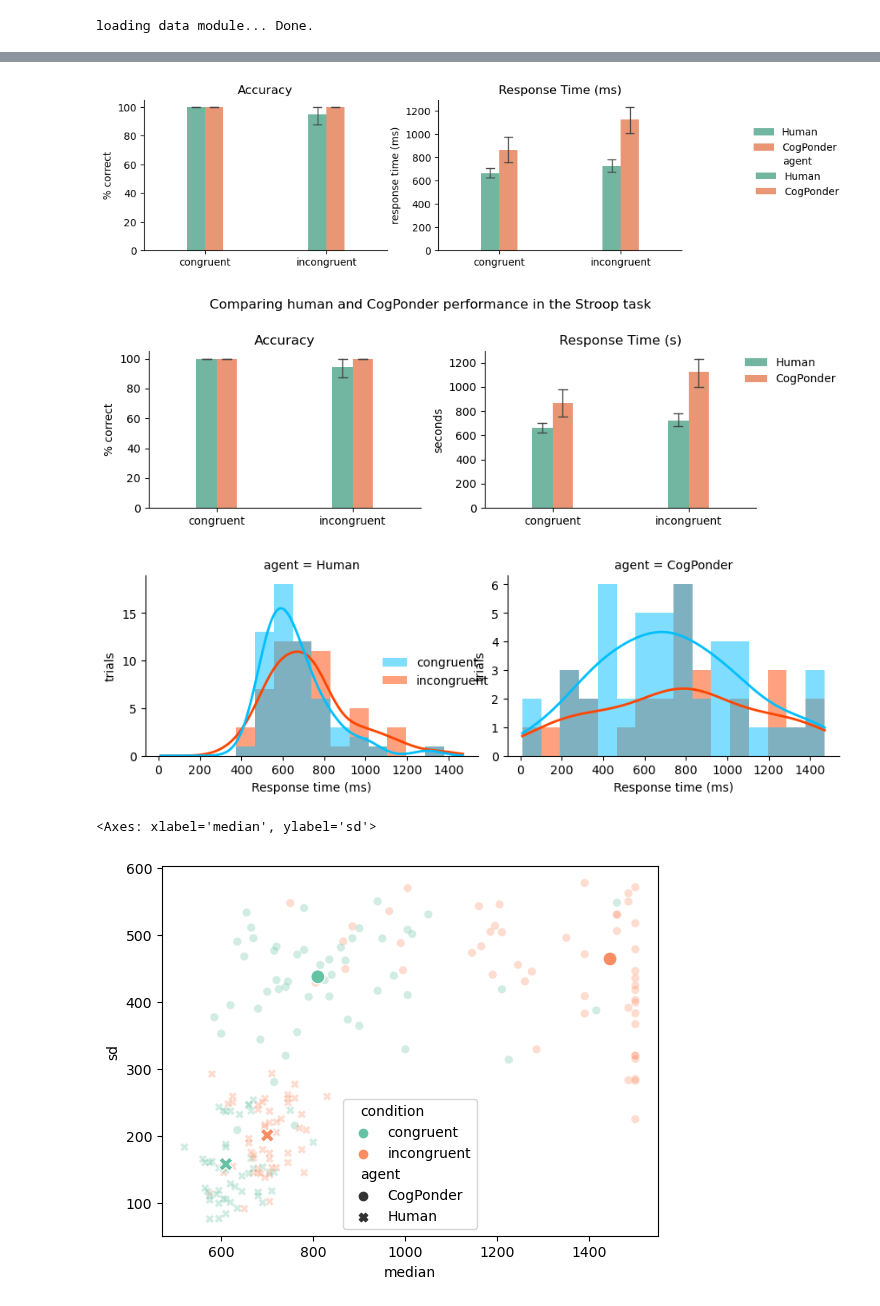
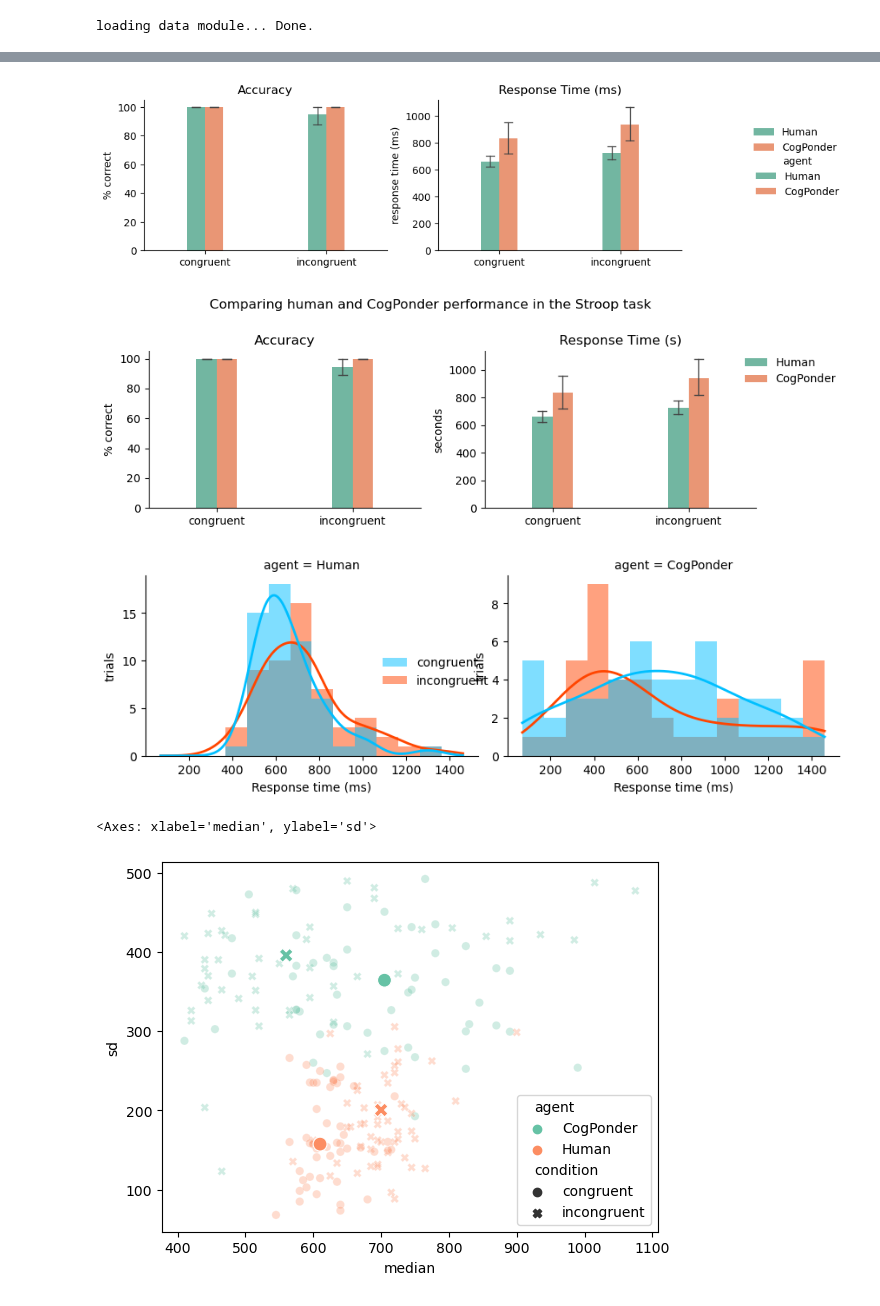
Before and after one commit to morteza/CogPonder, a Jupyter notebook: notebooks/figures/Figure3-Stroop.ipynb, the cells around one changed output, grey strips where cells are left out. Drawn from its saved outputs; the diff is of its cells as text; code cells hidden in the pictures.

Commit message:
update stroop figures for the new 2554 epochs run

```diff
--- a/notebooks/figures/Figure3-Stroop.ipynb
+++ b/notebooks/figures/Figure3-Stroop.ipynb
@@ -23,7 +23,7 @@ from tqdm import tqdm
 # %%
 # Load checkpoint and data
 
-ckpt_path = Path('models/checkpoints/stroop/cogponder_5subjects_1544epochs.ckpt')
+ckpt_path = Path('models/checkpoints/stroop/cogponder_5subjects_2554epochs.ckpt')
 model_ckpt = CogPonderModel.load_from_checkpoint(ckpt_path).to('cpu')
 
 print('loading data module... ', end='')
@@ -118,7 +161,7 @@ g.axes[0,1].set_xlabel(None)
 plt.savefig('outputs/figures/figure3-stroop.png', bbox_inches='tight', dpi=300)
 plt.show()
 # %% [output]
-[figure, old version]
+[figure, new version]
 # %%
 g = sns.catplot(
     data=plot_data, x='condition', y='value', col='measure', hue='agent',
@@ -146,7 +189,7 @@ plt.tight_layout()
 plt.savefig('outputs/figures/figure3-stroop.png', bbox_inches='tight', dpi=300)
 plt.show()
 # %% [output]
-[figure, old version]
+[figure, new version]
 # %%
 # Figure 4
 
@@ -171,7 +214,7 @@ g.legend.set_bbox_to_anchor((.45, .5))
 # plt.tight_layout()
 plt.savefig('outputs/figures/figure4-stroop.png', bbox_inches='tight', dpi=300)
 # %% [output]
-[figure, old version]
+[figure, new version]
 # %%
 
 # sns.relplot(
@@ -183,33 +226,35 @@ plt.savefig('outputs/figures/figure4-stroop.png', bbox_inches='tight', dpi=300)
 def boot_ci(x):
 
     res = []
     for _ in range(50):
         x_sample = x.sample(10)
         mean = x_sample.mean().item()
         medi = x_sample.median().item()
         sd = x_sample.std().item()
         res.append([mean, medi, sd])
     return res
     # return torchmetrics.functional.bootstrapped_ci(x, alpha=.05, num_samples=1000)
 
+plot_data = stats[['condition', 'agent', 'response_time', 'accuracy']]
+plot_data = plot_data.query('response_time < 1500')
 xx = plot_data.groupby(['condition', 'agent'])['response_time'].apply(boot_ci).apply(pd.Series)
 xx = xx.reset_index().melt(id_vars=['condition', 'agent'])
 xx[['mean','median', 'sd']] = xx['value'].apply(pd.Series)
 
-sns.scatterplot(data=xx, x='median', y='sd', hue='condition', style='agent',
+sns.scatterplot(data=xx, x='median', y='sd', hue='agent', style='condition',
                 alpha=.3,
                 palette='Set2')
 
 x = plot_data.groupby(['condition', 'agent']).apply('median')
 y = plot_data.groupby(['condition', 'agent']).apply('std')
 
 # sns.scatterplot(x=x.values, y=y, hue='condition', style='agent')
 xy = pd.merge(x, y, on=['condition', 'agent'], suffixes=('_median', '_std'))
 
-sns.scatterplot(data=xy, x='response_time_median', y='response_time_std', hue='condition', style='agent', legend=False, palette='Set2', alpha=1, s=100)
+sns.scatterplot(data=xy, x='response_time_median', y='response_time_std', hue='agent', style='condition', legend=False, palette='Set2', alpha=1, s=100)
 
 # sns.histplot(data=xx, x='mean', y='median', bins=50, pthresh=.1, cmap="mako")
 # sns.kdeplot(data=xx, x='mean', y='median', hue='condition', levels=2, linewidths=1)
 # %% [output]
 <Axes: xlabel='median', ylabel='sd'>
-[figure, old version]
+[figure, new version]
```
Also changed, not shown: parts of 6 cells of this notebook, 4 other files.
